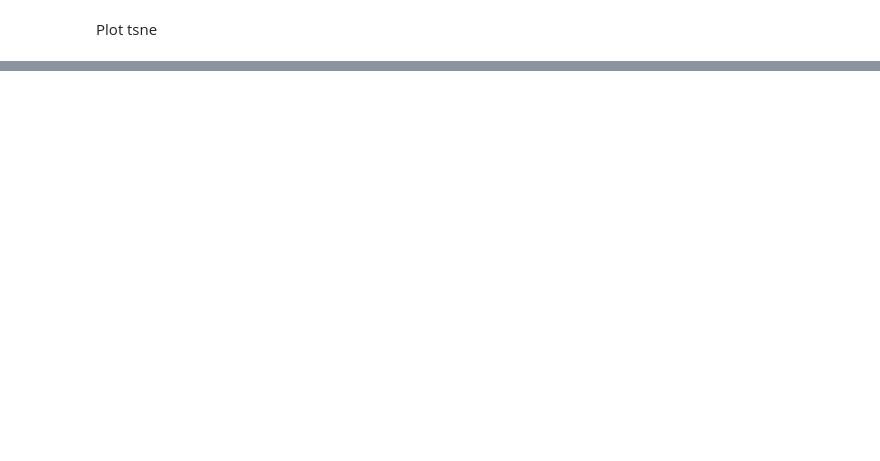
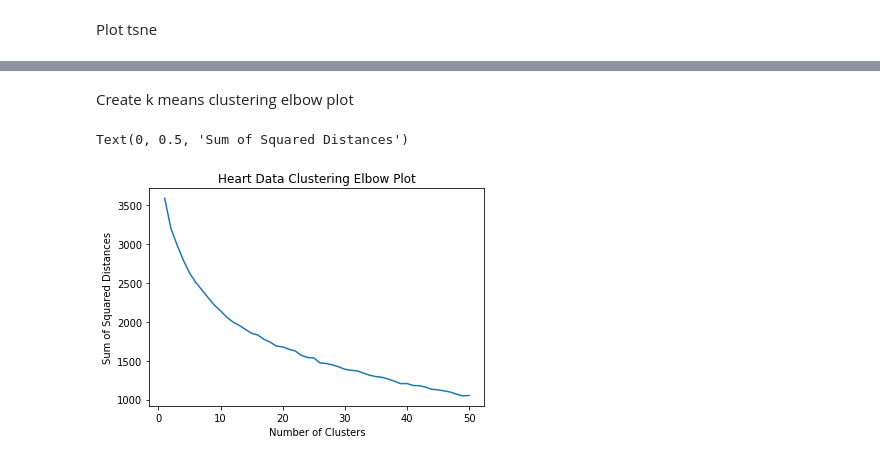
Before and after one commit to blantj/heart_records_clustering, a Jupyter notebook: Modeling.ipynb, the cells around one changed output, grey strips where cells are left out. Drawn from its saved outputs; the diff is of its cells as text; code cells hidden in the pictures; blank space fills up the shorter version.

```diff
--- a/Modeling.ipynb
+++ b/Modeling.ipynb
@@ -160,0 +168,20 @@ Text(0.5, 1.0, 'Heart Data t-sne Plot')
+# %%
+x = isf_df
+y = df['DEATH_EVENT']
+# %% [markdown]
+Create k means clustering elbow plot
+# %%
+elbow_values = []
+for k in range(1,51):
+    kmeans = KMeans(n_clusters = k)
+    kmeans.fit(x)
+    elbow_values.append([k, kmeans.inertia_])
+elbow_df = pd.DataFrame(elbow_values, columns = ['K','Inertia'])
+fig, ax = plt.subplots()
+ax.plot(elbow_df['K'], elbow_df['Inertia'])
+ax.set_title('Heart Data Clustering Elbow Plot')
+ax.set_xlabel('Number of Clusters')
+ax.set_ylabel('Sum of Squared Distances')
+# %% [output]
+Text(0, 0.5, 'Sum of Squared Distances')
+[figure, added]
```
Also changed, not shown: parts of 15 cells of this notebook.
